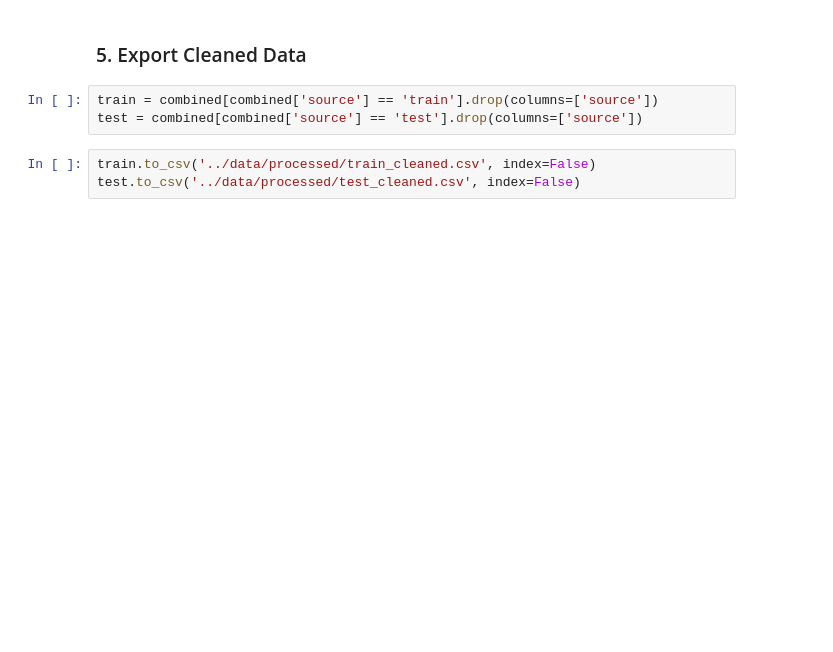
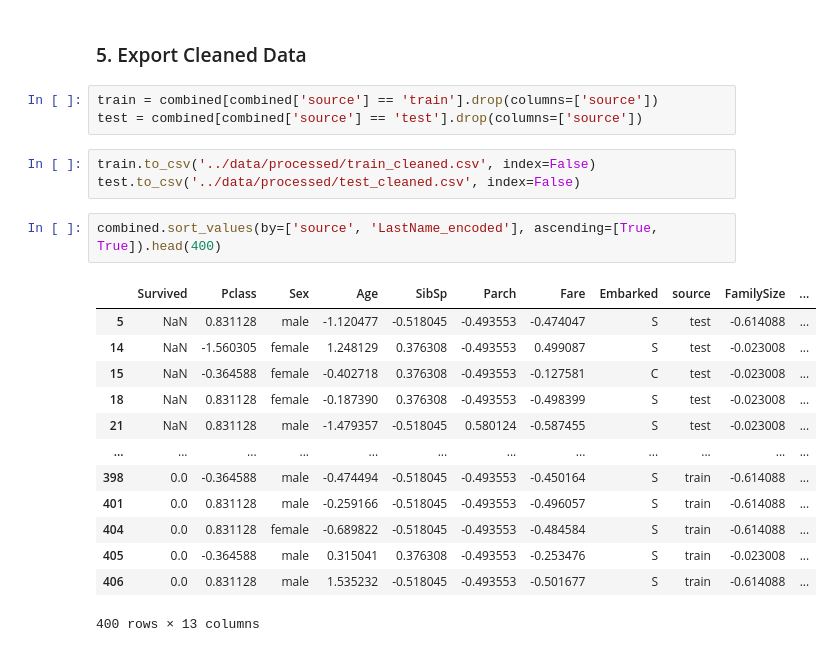
Before and after one commit to lainos123/titanic-meta-learning, a Jupyter notebook: notebooks/01_eda.ipynb, the cells around one changed output. Drawn from its saved outputs; the diff is of its cells as text; blank space fills up the shorter version.

```diff
--- a/notebooks/01_eda.ipynb
+++ b/notebooks/01_eda.ipynb
@@ -456,3 +628,19 @@ test = combined[combined['source'] == 'test'].drop(columns=['source'])
 # %%
 train.to_csv('../data/processed/train_cleaned.csv', index=False)
 test.to_csv('../data/processed/test_cleaned.csv', index=False)
+# %%
+combined.sort_values(by=['source', 'LastName_encoded'], ascending=[True, True]).head(400)
+# %% [output]
+|  | Survived | Pclass | Sex | Age | SibSp | Parch | Fare | Embarked | source | FamilySize | ... |
+| 5 | NaN | 0.831128 | male | -1.120477 | -0.518045 | -0.493553 | -0.474047 | S | test | -0.614088 | ... |
+| 14 | NaN | -1.560305 | female | 1.248129 | 0.376308 | -0.493553 | 0.499087 | S | test | -0.023008 | ... |
+| 15 | NaN | -0.364588 | female | -0.402718 | 0.376308 | -0.493553 | -0.127581 | C | test | -0.023008 | ... |
+| 18 | NaN | 0.831128 | female | -0.187390 | 0.376308 | -0.493553 | -0.498399 | S | test | -0.023008 | ... |
+| 21 | NaN | 0.831128 | male | -1.479357 | -0.518045 | 0.580124 | -0.587455 | S | test | -0.023008 | ... |
+| ... | ... | ... | ... | ... | ... | ... | ... | ... | ... | ... | ... |
+| 398 | 0.0 | -0.364588 | male | -0.474494 | -0.518045 | -0.493553 | -0.450164 | S | train | -0.614088 | ... |
+| 401 | 0.0 | 0.831128 | male | -0.259166 | -0.518045 | -0.493553 | -0.496057 | S | train | -0.614088 | ... |
+| 404 | 0.0 | 0.831128 | female | -0.689822 | -0.518045 | -0.493553 | -0.484584 | S | train | -0.614088 | ... |
+| 405 | 0.0 | -0.364588 | male | 0.315041 | 0.376308 | -0.493553 | -0.253476 | S | train | -0.023008 | ... |
+| 406 | 0.0 | 0.831128 | male | 1.535232 | -0.518045 | -0.493553 | -0.501677 | S | train | -0.614088 | ... |
+400 rows × 13 columns
```
Also changed, not shown: parts of 19 cells of this notebook, 2 other files.
